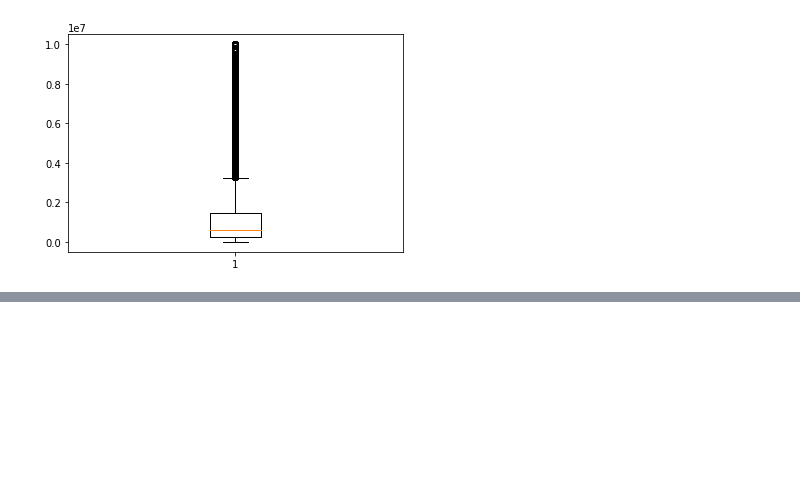
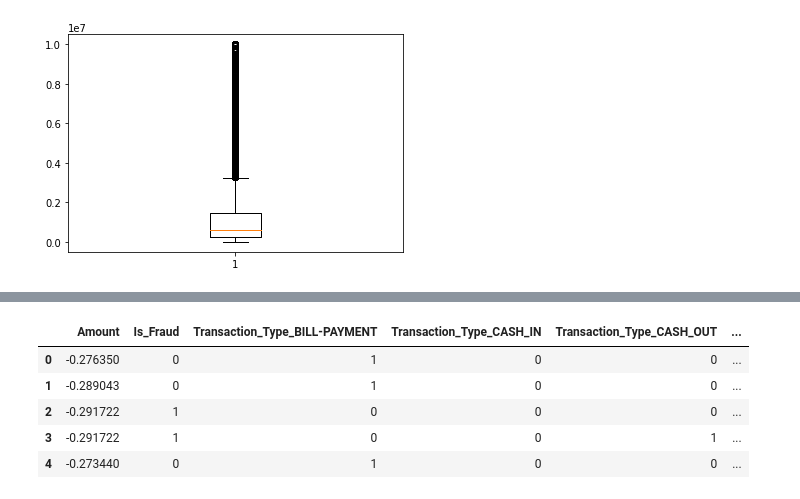
Before and after one commit to mathurp/ML4CreditCardFraudDetection, a Jupyter notebook: EDA_Angad.ipynb, the cells around one changed output, grey strips where cells are left out. Cells and saved outputs as stored; diff of their text form; code cells hidden in the pictures; blank space fills up the shorter version.

```diff
--- a/EDA_Angad.ipynb
+++ b/EDA_Angad.ipynb
@@ -103,0 +142,38 @@ plt.boxplot(amount_fraud)
+# %%
+# Remove columns that don't matter
+model_data = model_data.drop(columns=['Time_Stamp', 'Client_Id', 'Merchant_Id', 'Merchant_Old_Balance',
+                         'Merchant_New_Balance', 'Is_Flagged_Fraud'])
+# %%
+# Create new feature
+old_bal = model_data.Client_Old_Balance
+purch_amt = model_data.Amount
+pctg_bal = purch_amt / old_bal
+
+# Add new feature column
+model_data['%_Of_Balance'] = pctg_bal
+
+# Remove any rows where pctg is inf
+model_data = model_data[model_data['%_Of_Balance'] != np.inf]
+# %%
+# Combine client balance into one
+abs_bal_diff = model_data.Cleint_New_Balance - model_data.Client_Old_Balance
+abs_bal_diff = abs_bal_diff.abs()
+
+# Add new feature column
+model_data['abs_bal_diff'] = abs_bal_diff
+
+# Remove columns
+model_data = model_data.drop(columns=['Cleint_New_Balance', 'Client_Old_Balance'])
+# %%
+# Standardize Amount and Abs_Bal_Diff columns
+model_data['Amount'] = (model_data.Amount - model_data.Amount.mean())/model_data.Amount.std()
+model_data['abs_bal_diff'] = (model_data.abs_bal_diff - model_data.abs_bal_diff.mean())/model_data.abs_bal_diff.std()
+# %%
+model_data.head()
+# %% [output]
+|  | Amount | Is_Fraud | Transaction_Type_BILL-PAYMENT | Transaction_Type_CASH_IN | Transaction_Type_CASH_OUT | ... |
+| 0 | -0.276350 | 0 | 1 | 0 | 0 | ... |
+| 1 | -0.289043 | 0 | 1 | 0 | 0 | ... |
+| 2 | -0.291722 | 1 | 0 | 0 | 0 | ... |
+| 3 | -0.291722 | 1 | 0 | 0 | 1 | ... |
+| 4 | -0.273440 | 0 | 1 | 0 | 0 | ... |
```
Also changed, not shown: parts of 10 cells of this notebook.
